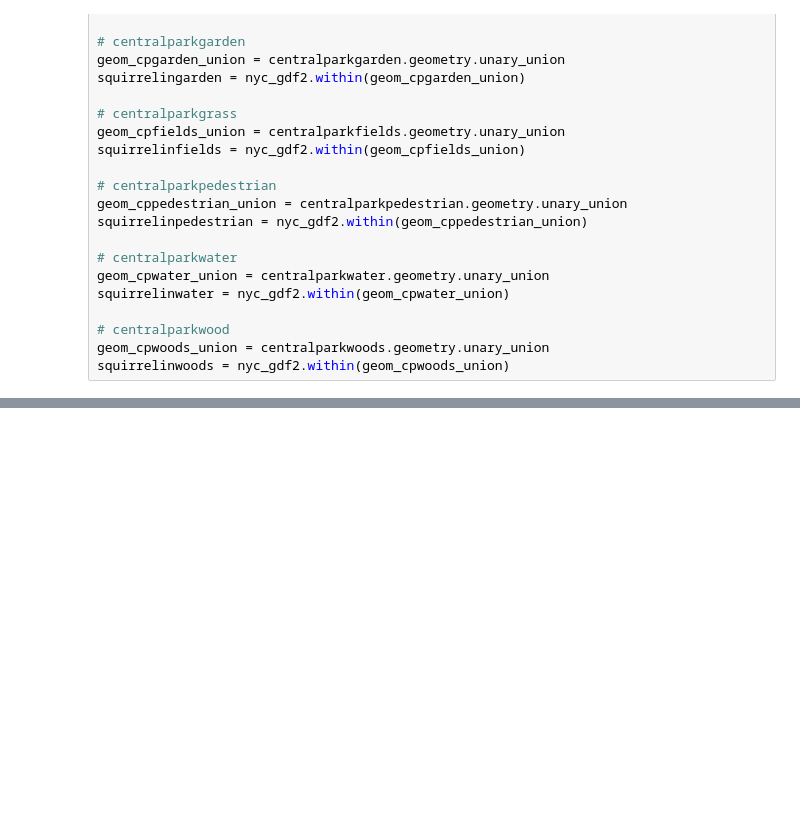
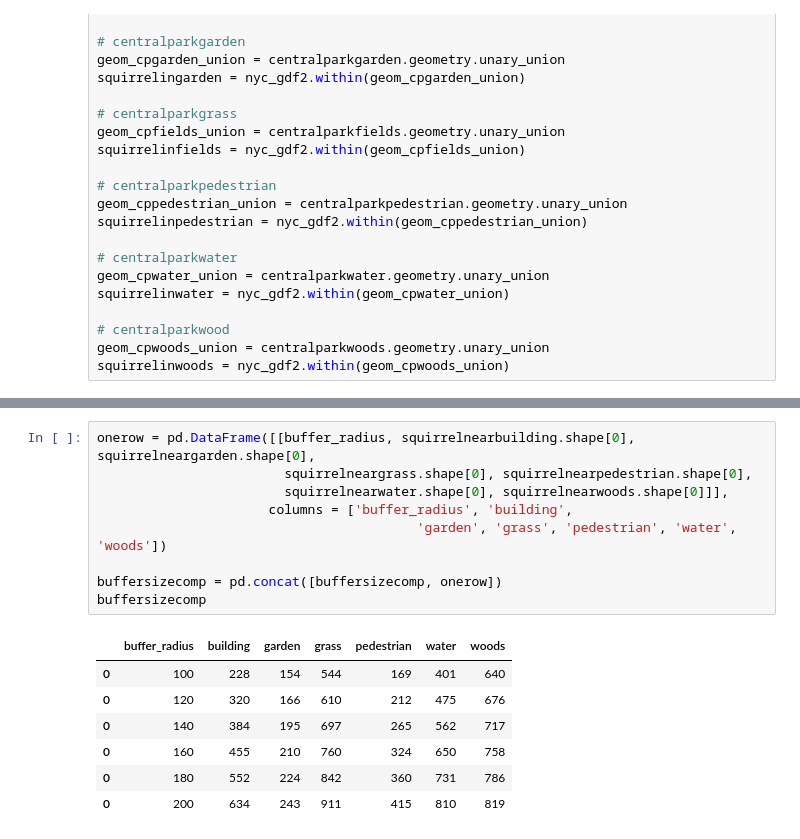
Before and after one commit to c6shi/nyc-squirrels, a Jupyter notebook: osm buffers clean.ipynb, the cells around one changed output, grey strips where cells are left out. Cells and saved outputs as stored; diff of their text form; blank space fills up the shorter version.

```diff
--- a/osm buffers clean.ipynb
+++ b/osm buffers clean.ipynb
@@ -501,0 +570,17 @@ nyc_gdf4
+# %%
+onerow = pd.DataFrame([[buffer_radius, squirrelnearbuilding.shape[0], squirrelneargarden.shape[0],
+                        squirrelneargrass.shape[0], squirrelnearpedestrian.shape[0],
+                        squirrelnearwater.shape[0], squirrelnearwoods.shape[0]]],
+                      columns = ['buffer_radius', 'building',
+                                         'garden', 'grass', 'pedestrian', 'water', 'woods'])
+
+buffersizecomp = pd.concat([buffersizecomp, onerow])
+buffersizecomp
+# %% [output]
+|  | buffer_radius | building | garden | grass | pedestrian | water | woods |
+| 0 | 100 | 228 | 154 | 544 | 169 | 401 | 640 |
+| 0 | 120 | 320 | 166 | 610 | 212 | 475 | 676 |
+| 0 | 140 | 384 | 195 | 697 | 265 | 562 | 717 |
+| 0 | 160 | 455 | 210 | 760 | 324 | 650 | 758 |
+| 0 | 180 | 552 | 224 | 842 | 360 | 731 | 786 |
+| 0 | 200 | 634 | 243 | 911 | 415 | 810 | 819 |
```
Also changed, not shown: parts of 14 cells of this notebook, 9 other files.
